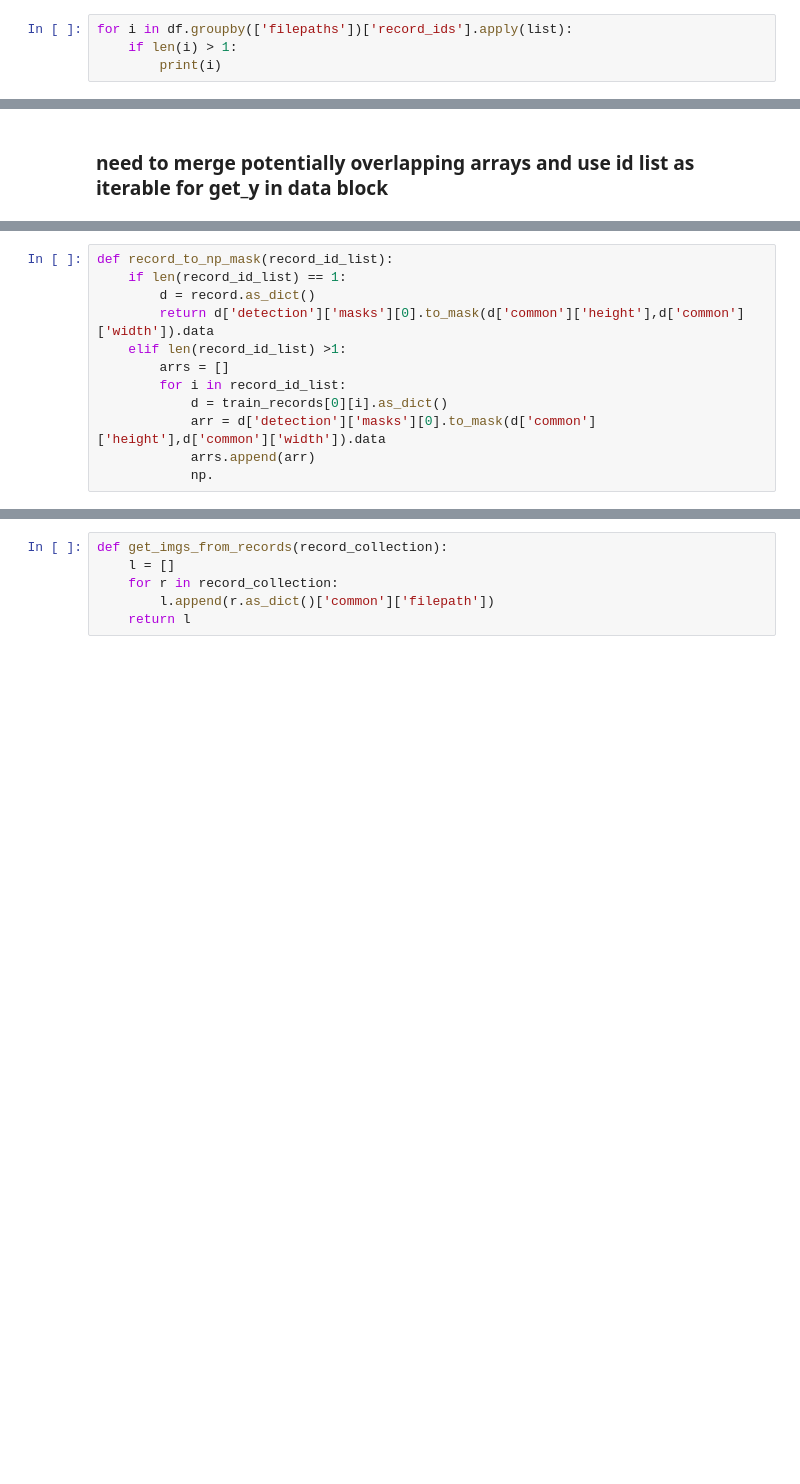
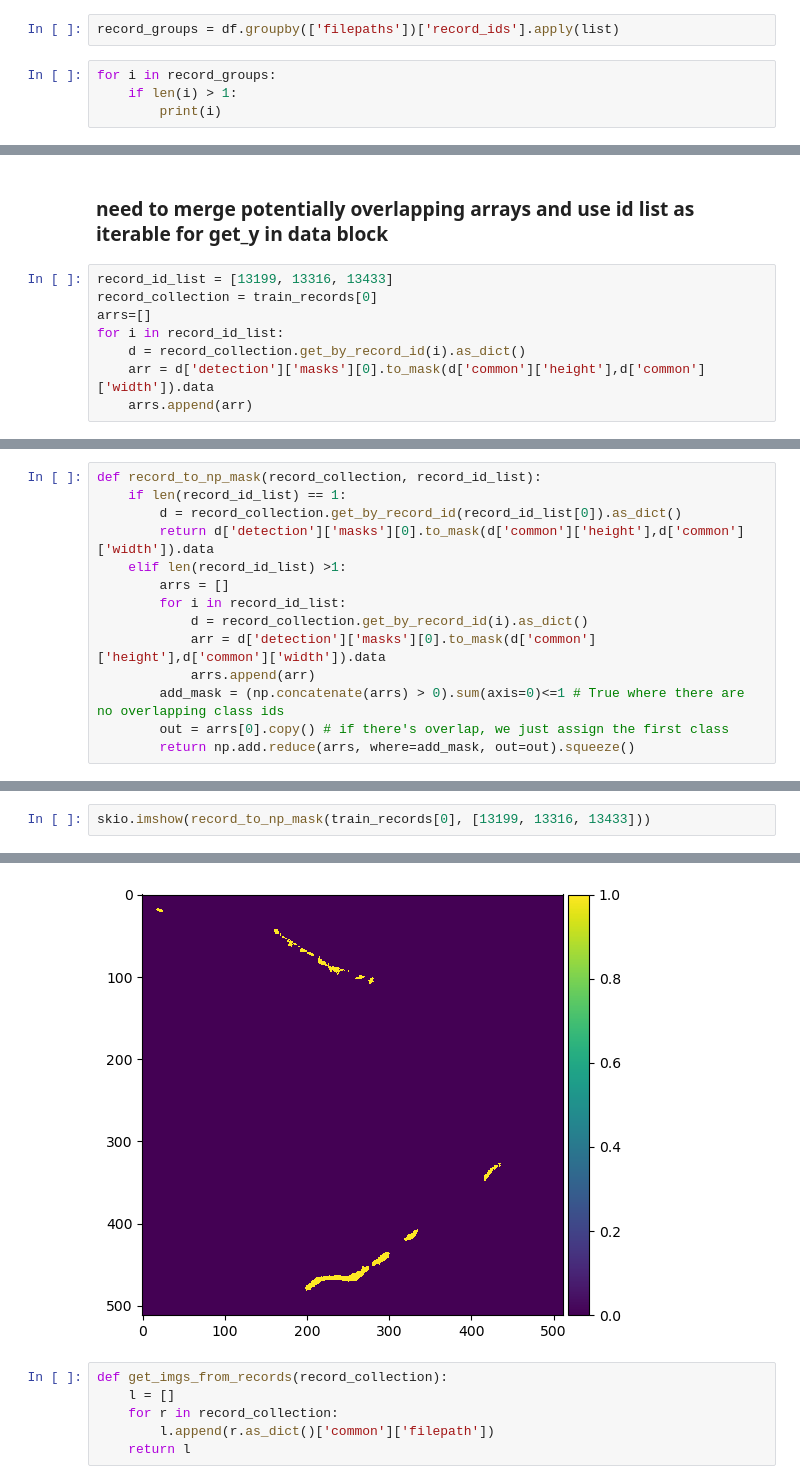
Before and after one commit to SkyTruth/cerulean-ml, a Jupyter notebook: notebooks/fastai2_coco_parser.ipynb, the cells around one changed output, grey strips where cells are left out. Saved outputs shown, nothing was run; the diff lists cells and outputs as text; blank space fills up the shorter version.

```diff
--- a/notebooks/fastai2_coco_parser.ipynb
+++ b/notebooks/fastai2_coco_parser.ipynb
@@ -58,8 +58,10 @@ for r in train_records[0]:
     record_ids.append(r.as_dict()['common']['record_id'])
 # %%
 df = pd.DataFrame({'filepaths':filepaths, 'record_ids': record_ids}).reset_index()
+# %%
+record_groups = df.groupby(['filepaths'])['record_ids'].apply(list)
 # %%
-for i in df.groupby(['filepaths'])['record_ids'].apply(list):
+for i in record_groups:
     if len(i) > 1:
         print(i)
 # %% [output]
@@ -82,3 +84,11 @@ for i in df.groupby(['filepaths'])['record_ids'].apply(list):
 [13199, 13316, 13433]
 # %% [markdown]
 ### need to merge potentially overlapping arrays and use id list as iterable for get_y in data block
+# %%
+record_id_list = [13199, 13316, 13433]
+record_collection = train_records[0]
+arrs=[]
+for i in record_id_list:
+    d = record_collection.get_by_record_id(i).as_dict()
+    arr = d['detection']['masks'][0].to_mask(d['common']['height'],d['common']['width']).data
+    arrs.append(arr)
@@ -85,12 +105,14 @@ for i in df.groupby(['filepaths'])['record_ids'].apply(list):
 # %%
-def record_to_np_mask(record_id_list):
+def record_to_np_mask(record_collection, record_id_list):
     if len(record_id_list) == 1:
-        d = record.as_dict()
+        d = record_collection.get_by_record_id(record_id_list[0]).as_dict()
         return d['detection']['masks'][0].to_mask(d['common']['height'],d['common']['width']).data
     elif len(record_id_list) >1:
         arrs = []
         for i in record_id_list:
-            d = train_records[0][i].as_dict()
+            d = record_collection.get_by_record_id(i).as_dict()
             arr = d['detection']['masks'][0].to_mask(d['common']['height'],d['common']['width']).data
             arrs.append(arr)
-            np.
+        add_mask = (np.concatenate(arrs) > 0).sum(axis=0)<=1 # True where there are no overlapping class ids
+        out = arrs[0].copy() # if there's overlap, we just assign the first class
+        return np.add.reduce(arrs, where=add_mask, out=out).squeeze()
@@ -96,0 +121,3 @@ def record_to_np_mask(record_id_list):
+# %%
+skio.imshow(record_to_np_mask(train_records[0], [13199, 13316, 13433]))
+# %% [output]
@@ -97,3 +125,4 @@ def record_to_np_mask(record_id_list):
+[figure, added]
 # %%
 def get_imgs_from_records(record_collection):
     l = []
```
Also changed, not shown: parts of 3 cells of this notebook.
